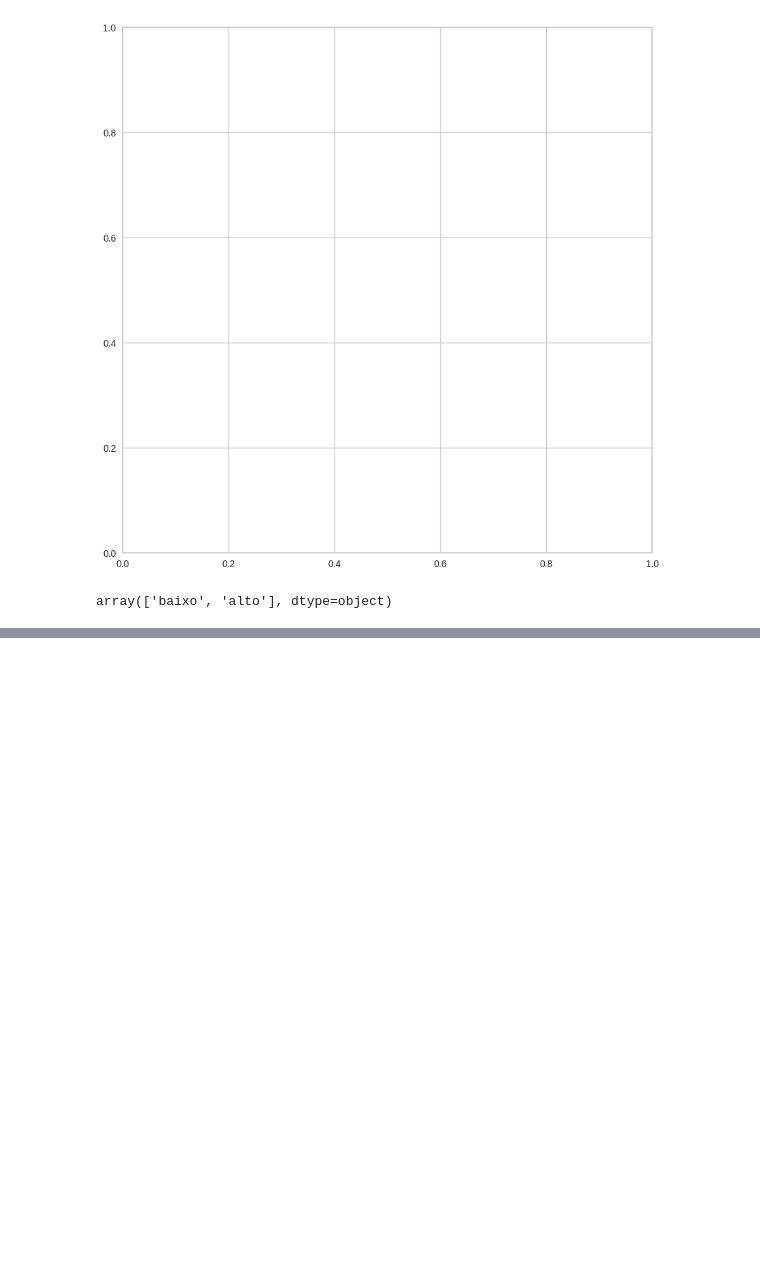
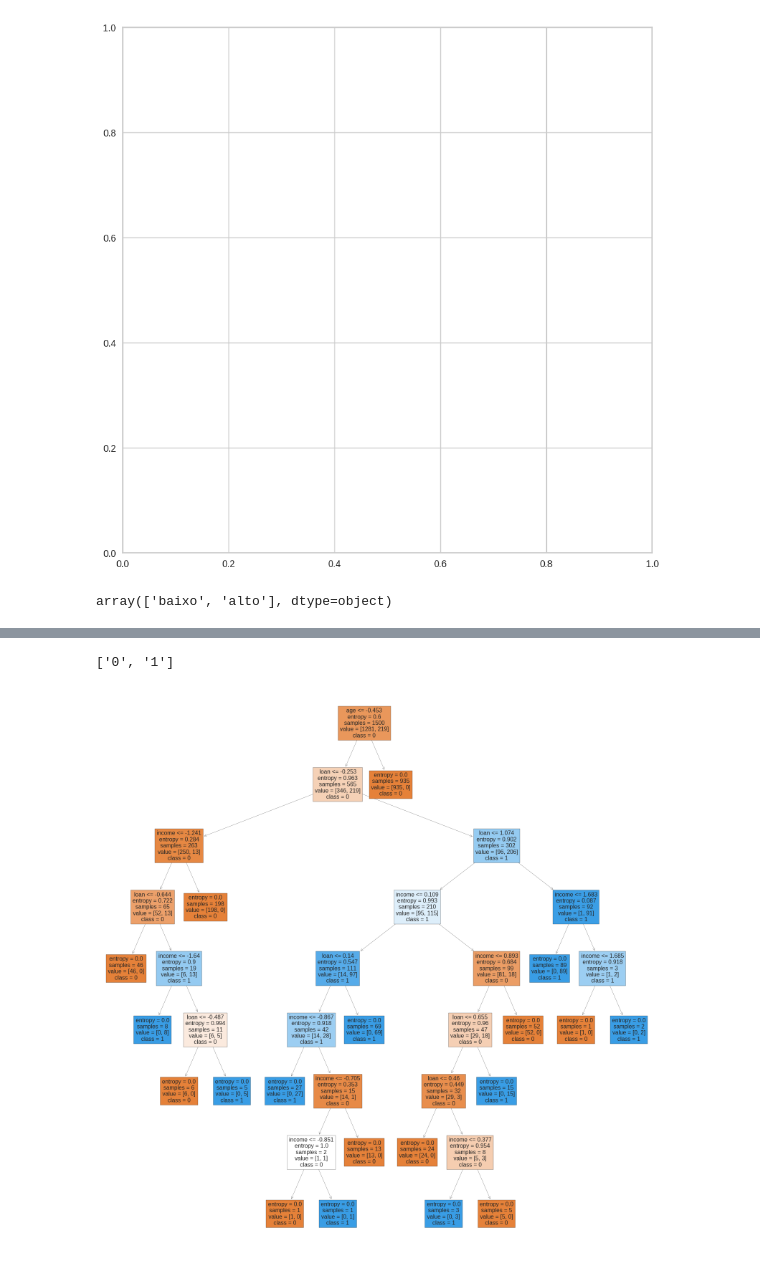
Before and after one commit to ImGabreuw/machine-learning-e-data-science-com-python, a Jupyter notebook: aprendizagem-por-arvores-de-decisao/projects/credit-risk.ipynb, the cells around one changed output, grey strips where cells are left out. Drawn from its saved outputs; the diff is of its cells as text; code cells hidden in the pictures; blank space fills up the shorter version.

```diff
--- a/aprendizagem-por-arvores-de-decisao/projects/credit-risk.ipynb
+++ b/aprendizagem-por-arvores-de-decisao/projects/credit-risk.ipynb
@@ -615,0 +691,15 @@ array(['baixo', 'alto'], dtype=object)
+# %%
+credit_class_names = [str(i) for i in credit_tree.classes_]
+credit_class_names
+# %% [output]
+['0', '1']
+# %%
+from sklearn import tree
+
+forecasters = ["income", "age", "loan"]
+
+fig, axis = plt.subplots(nrows=1, ncols=1, figsize=(20, 20))
+tree.plot_tree(credit_tree, feature_names=forecasters, class_names=credit_class_names, filled=True)
+fig.savefig("credit_tree.png")
+# %% [output]
+[figure, added]
```
Also changed, not shown: parts of 12 cells of this notebook, 2 other files.
